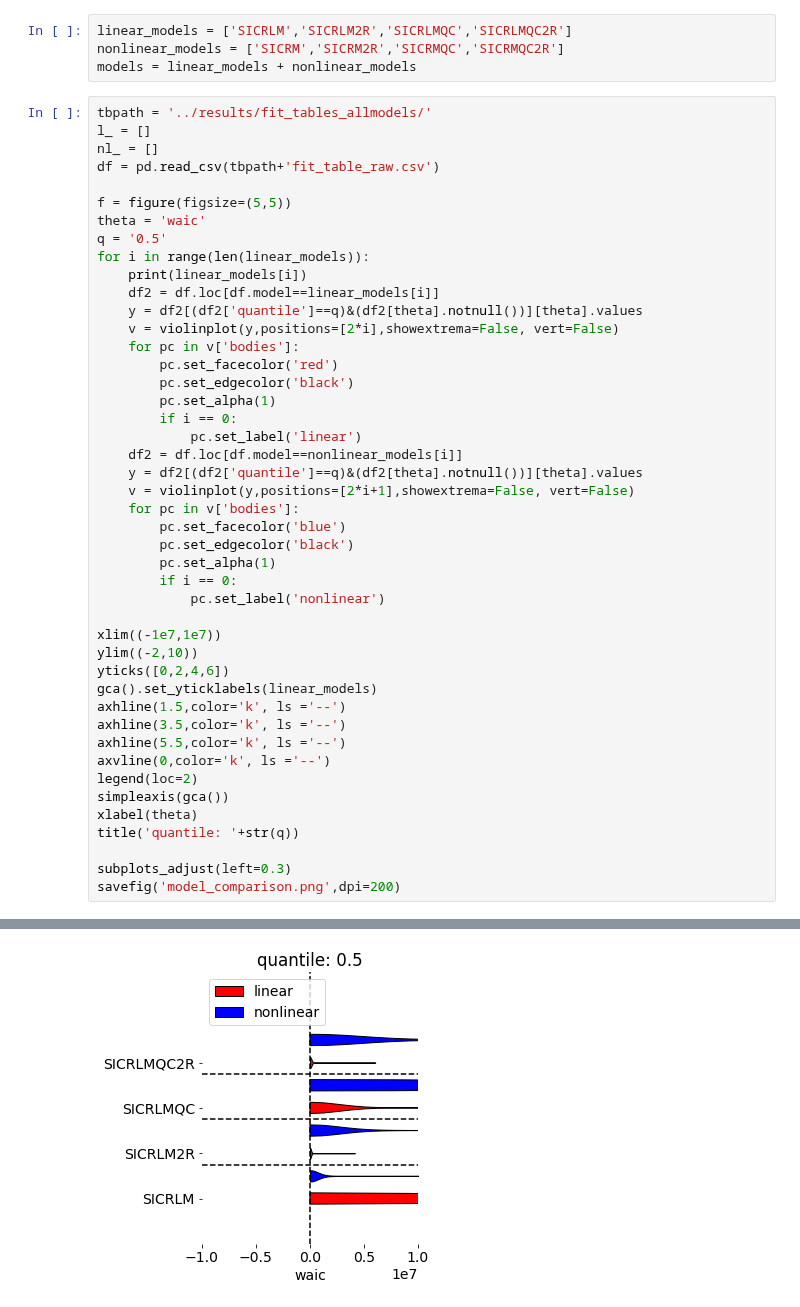
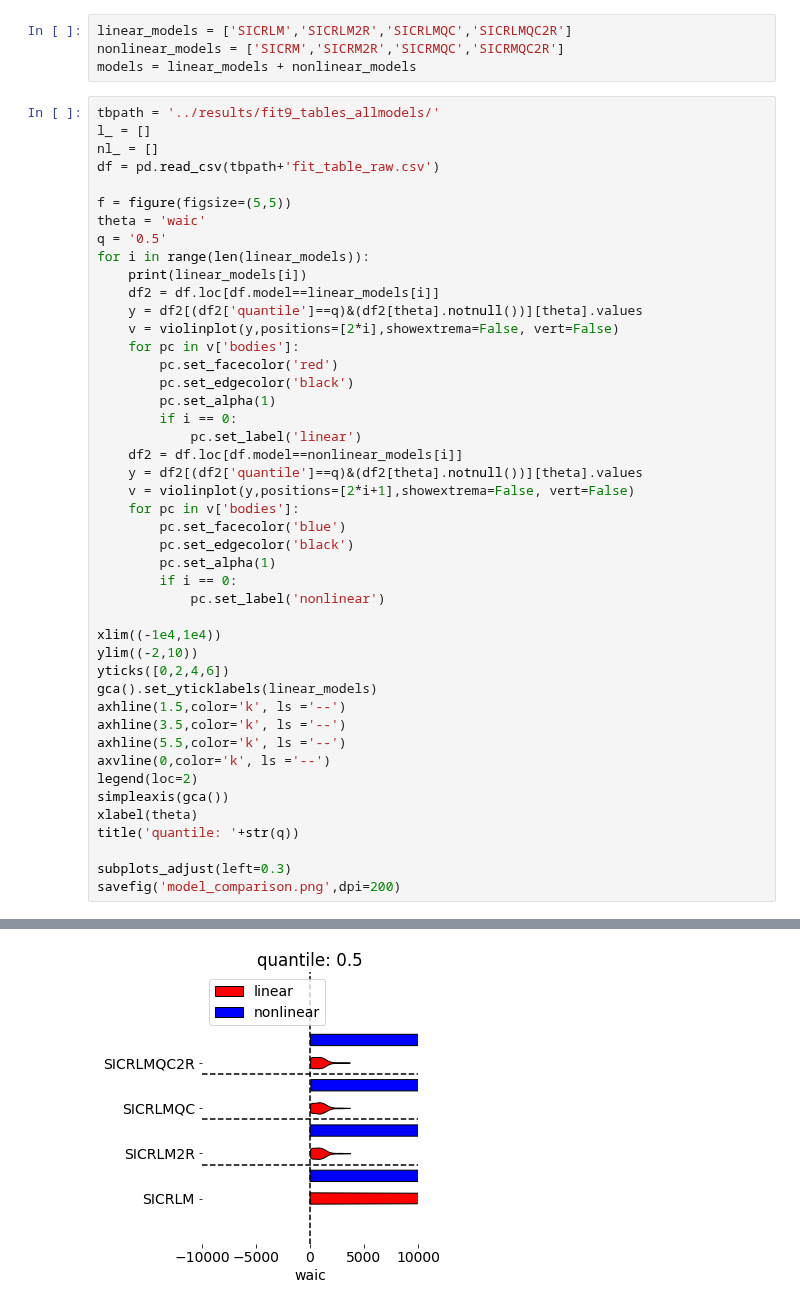
Before and after one commit to ccc1685/covid-19, a Jupyter notebook: notebooks/model_comparison.ipynb, the cells around one changed output, grey strips where cells are left out. Drawn from its saved outputs; the diff is of its cells as text.

```diff
--- a/notebooks/model_comparison.ipynb
+++ b/notebooks/model_comparison.ipynb
@@ -22,7 +22,7 @@ linear_models = ['SICRLM','SICRLM2R','SICRLMQC','SICRLMQC2R']
 nonlinear_models = ['SICRM','SICRM2R','SICRMQC','SICRMQC2R']
 models = linear_models + nonlinear_models
 # %%
-tbpath = '../results/fit_tables_allmodels/'
+tbpath = '../results/fit9_tables_allmodels/'
 l_ = []
 nl_ = []
 df = pd.read_csv(tbpath+'fit_table_raw.csv')
@@ -43,32 +43,32 @@ for i in range(len(linear_models)):
             pc.set_label('linear')
     df2 = df.loc[df.model==nonlinear_models[i]]
     y = df2[(df2['quantile']==q)&(df2[theta].notnull())][theta].values
     v = violinplot(y,positions=[2*i+1],showextrema=False, vert=False)
     for pc in v['bodies']:
         pc.set_facecolor('blue')
         pc.set_edgecolor('black')
         pc.set_alpha(1)
         if i == 0:
             pc.set_label('nonlinear')
 
-xlim((-1e7,1e7))
+xlim((-1e4,1e4))
 ylim((-2,10))
 yticks([0,2,4,6])
 gca().set_yticklabels(linear_models)
 axhline(1.5,color='k', ls ='--')
 axhline(3.5,color='k', ls ='--')
 axhline(5.5,color='k', ls ='--')
 axvline(0,color='k', ls ='--')
 legend(loc=2)
 simpleaxis(gca())
 xlabel(theta)
 title('quantile: '+str(q))
 
 subplots_adjust(left=0.3)
 savefig('model_comparison.png',dpi=200)
 # %% [output]
 SICRLM
 SICRLM2R
 SICRLMQC
 SICRLMQC2R
-[figure, old version]
+[figure, new version]
```
Also changed, not shown: parts of 2 cells of this notebook, 32 other files.
